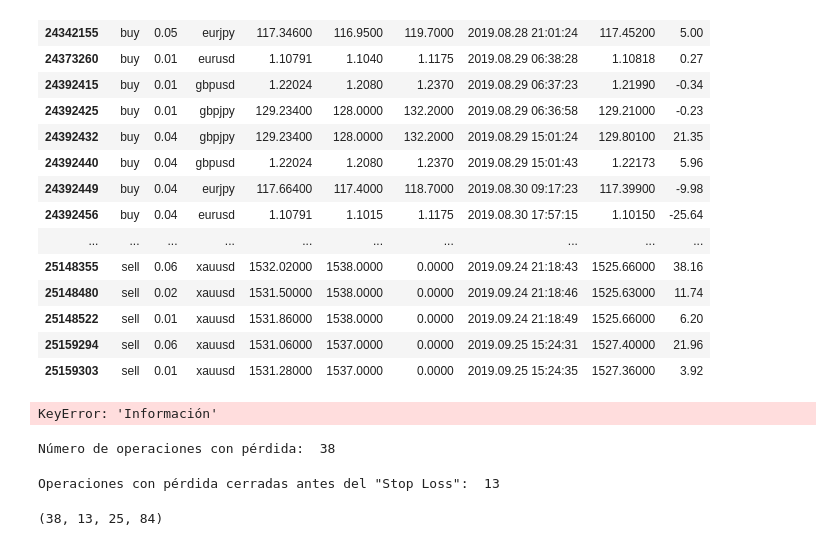
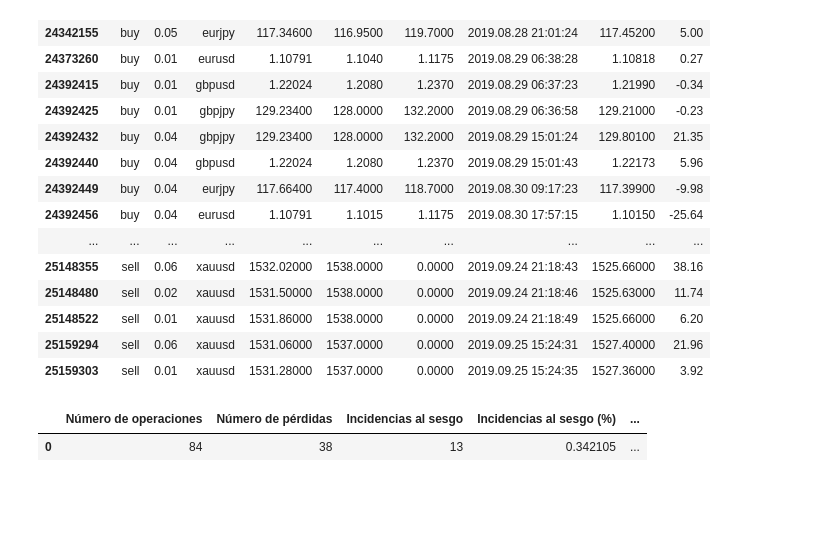
Before and after one commit to diegovs27/Behavioral_Finance, a Jupyter notebook: 7_myst_Laboratrio3.ipynb, the cells around one changed output. Drawn from its saved outputs; the diff is of its cells as text; code cells hidden in the pictures; blank space fills up the shorter version.

```diff
--- a/7_myst_Laboratrio3.ipynb
+++ b/7_myst_Laboratrio3.ipynb
@@ -58,28 +56,7 @@ data
 # %%
 trader = LA.LossAversion(data)
 # %%
-trader['Información']
+trader['Resultados']
 # %% [output]
-KeyError: 'Información'
+|  | Número de operaciones | Número de pérdidas | Incidencias al sesgo | Incidencias al sesgo (%) | ... |
+| 0 | 84 | 38 | 13 | 0.342105 | ... |
-# %%
-seriesObj = data.apply(lambda x: True if x['Profit'] < 0 else False , axis=1)
-Loss = len(seriesObj[seriesObj == True].index)
-
-print('Número de operaciones con pérdida: ', Loss)
-# %% [output]
-Número de operaciones con pérdida:  38
-# %%
-seriesObj2 = data.apply(lambda x: True if x['Profit'] < 0 and x['closePrice'] > x['S/L'] else False , axis=1)
-LossAv = len(seriesObj[seriesObj2 == True].index)
-
-print('Operaciones con pérdida cerradas antes del "Stop Loss": ', LossAv)
-# %% [output]
-Operaciones con pérdida cerradas antes del "Stop Loss":  13
-# %%
-Mov_tot = len(data)
-Tot_loss = len(data[data['Profit']<0]) #Contamos las veces que se registró una pérdida
-Loss_av = len(data[(data['Profit']<0)&(data['closePrice']>data['S/L'])]) #Operaciones con pérdida antes del S/L
-Comp = Tot_loss-Loss_av #Complemento (para la gráfica)
-Tot_loss,Loss_av,Comp,Mov_tot
-# %% [output]
-(38, 13, 25, 84)
```
Also changed, not shown: parts of 4 cells of this notebook.
